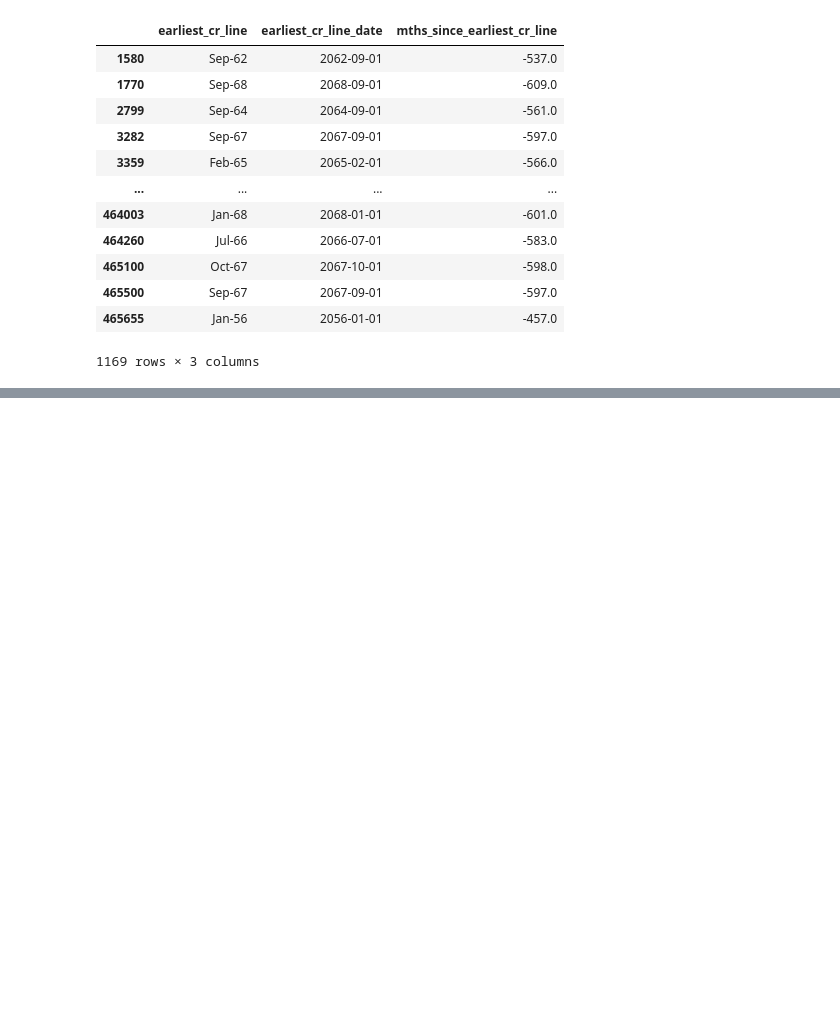
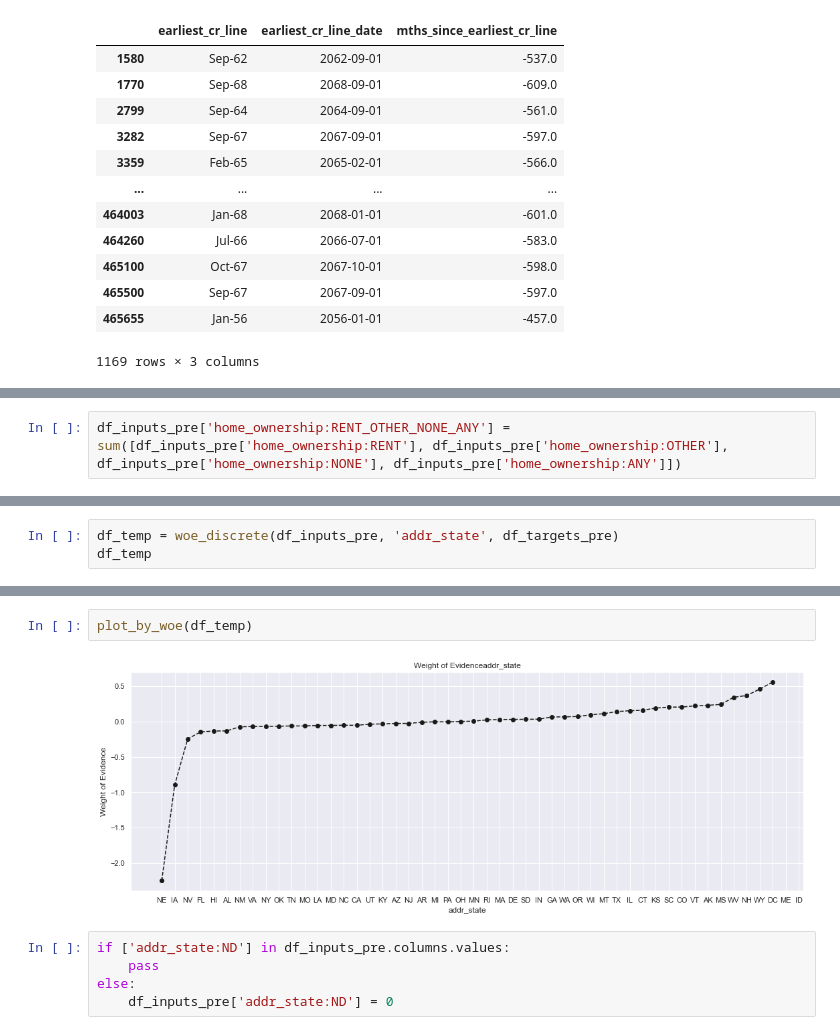
Before and after one commit to harryzyz/CreditRiskDemo, a Jupyter notebook: demo_to_be_named.ipynb, the cells around one changed output, grey strips where cells are left out. Drawn from its saved outputs; the diff is of its cells as text; blank space fills up the shorter version.

```diff
--- a/demo_to_be_named.ipynb
+++ b/demo_to_be_named.ipynb
@@ -225,0 +583,2 @@ Dummy
+# %%
+df_inputs_pre['home_ownership:RENT_OTHER_NONE_ANY'] = sum([df_inputs_pre['home_ownership:RENT'], df_inputs_pre['home_ownership:OTHER'], df_inputs_pre['home_ownership:NONE'], df_inputs_pre['home_ownership:ANY']])
@@ -225,0 +593,3 @@ Dummy
+# %%
+df_temp = woe_discrete(df_inputs_pre, 'addr_state', df_targets_pre)
+df_temp
@@ -225,0 +614,9 @@ Dummy
+# %%
+plot_by_woe(df_temp)
+# %% [output]
+[figure, added]
+# %%
+if ['addr_state:ND'] in df_inputs_pre.columns.values:
+    pass
+else:
+    df_inputs_pre['addr_state:ND'] = 0
```
Also changed, not shown: parts of 108 cells of this notebook, 1 other file.
